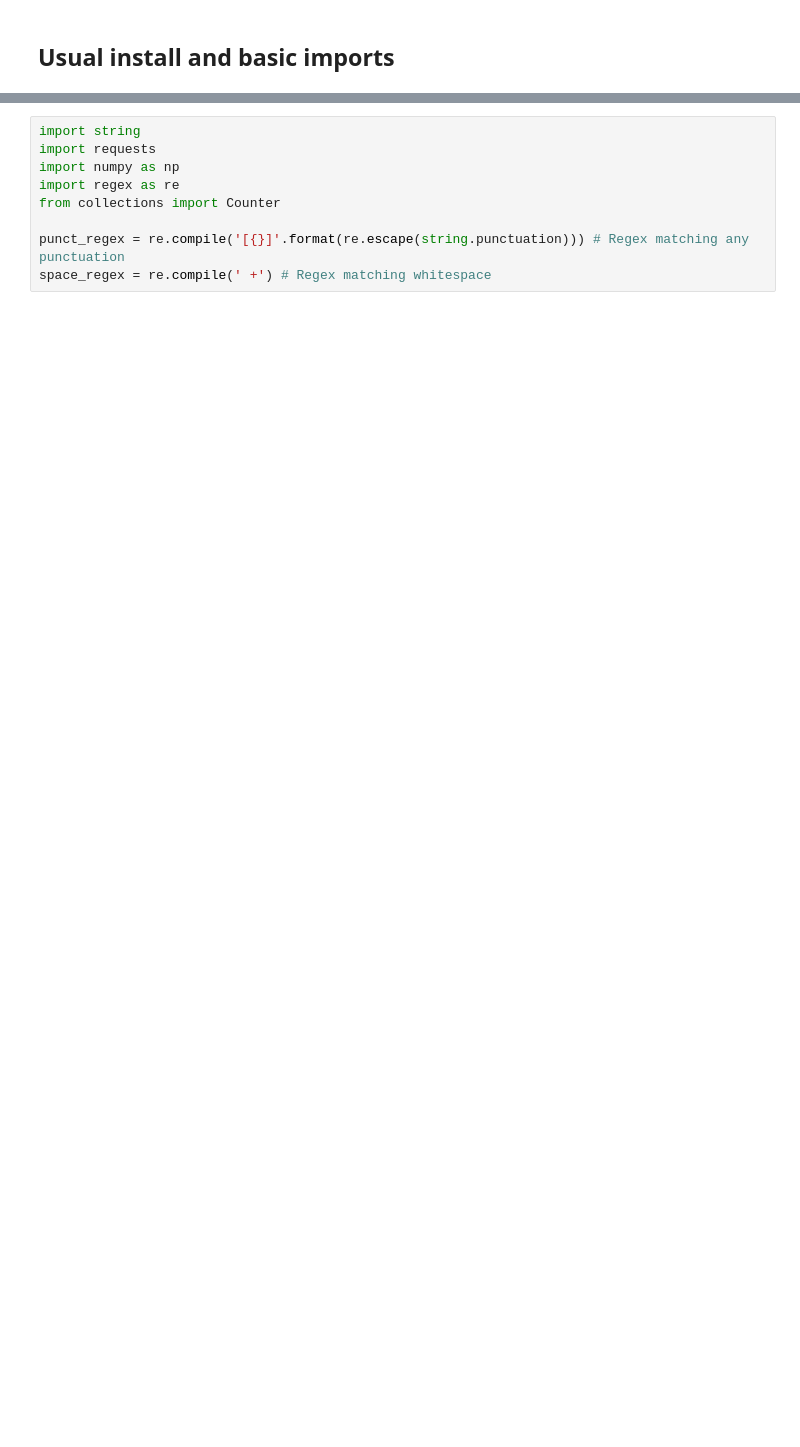
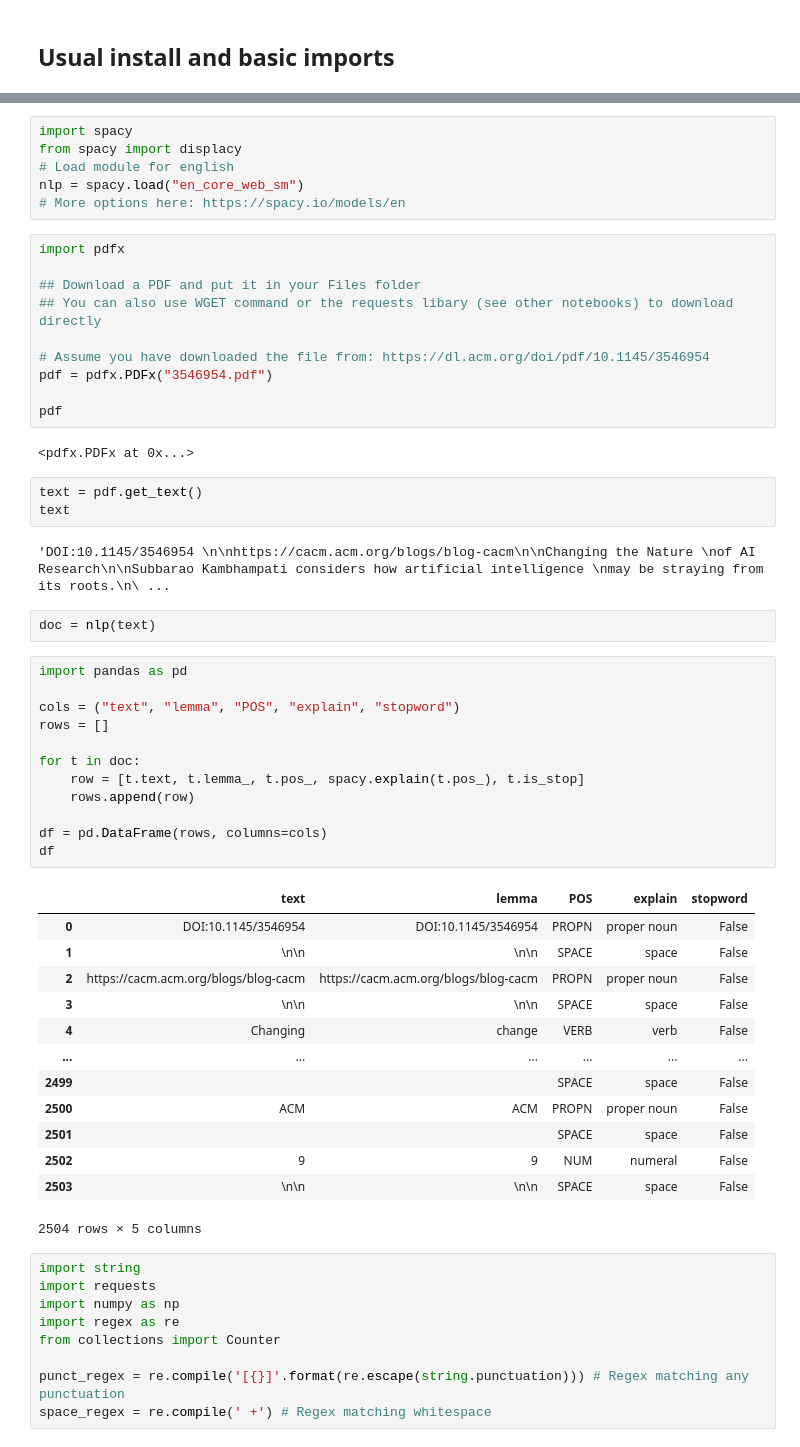
Before and after one commit to UniVR-DH/ADHLab, a Jupyter notebook: lecture05.ipynb, the cells around one changed output, grey strips where cells are left out. Saved outputs shown, nothing was run; the diff lists cells and outputs as text; blank space fills up the shorter version.

```diff
--- a/lecture05.ipynb
+++ b/lecture05.ipynb
@@ -37,3 +47,54 @@ Successfully installed cloudpathlib-0.16.0 pathlib-abc-0.1.1 pathy-0.11.0 smart-
+# %%
+import spacy
+from spacy import displacy
+# Load module for english
+nlp = spacy.load("en_core_web_sm")
+# More options here: https://spacy.io/models/en
+# %%
+import pdfx
+
+## Download a PDF and put it in your Files folder
+## You can also use WGET command or the requests libary (see other notebooks) to download directly
+
+# Assume you have downloaded the file from: https://dl.acm.org/doi/pdf/10.1145/3546954
+pdf = pdfx.PDFx("3546954.pdf")
+
+pdf
+# %% [output]
+<pdfx.PDFx at 0x...>
+# %%
+text = pdf.get_text()
+text
+# %% [output]
+'DOI:10.1145/3546954 \n\nhttps://cacm.acm.org/blogs/blog-cacm\n\nChanging the Nature \nof AI Research\n\nSubbarao Kambhampati considers how artificial intelligence \nmay be straying from its roots.\n\ ...
+# %%
+doc = nlp(text)
+# %%
+import pandas as pd
+
+cols = ("text", "lemma", "POS", "explain", "stopword")
+rows = []
+
+for t in doc:
+    row = [t.text, t.lemma_, t.pos_, spacy.explain(t.pos_), t.is_stop]
+    rows.append(row)
+
+df = pd.DataFrame(rows, columns=cols)
+df
+# %% [output]
+|  | text | lemma | POS | explain | stopword |
+| 0 | DOI:10.1145/3546954 | DOI:10.1145/3546954 | PROPN | proper noun | False |
+| 1 | \n\n | \n\n | SPACE | space | False |
+| 2 | https://cacm.acm.org/blogs/blog-cacm | https://cacm.acm.org/blogs/blog-cacm | PROPN | proper noun | False |
+| 3 | \n\n | \n\n | SPACE | space | False |
+| 4 | Changing | change | VERB | verb | False |
+| ... | ... | ... | ... | ... | ... |
+| 2499 |  |  | SPACE | space | False |
+| 2500 | ACM | ACM | PROPN | proper noun | False |
+| 2501 |  |  | SPACE | space | False |
+| 2502 | 9 | 9 | NUM | numeral | False |
+| 2503 | \n\n | \n\n | SPACE | space | False |
+2504 rows × 5 columns
 # %%
 import string
 import requests
```
Also changed, not shown: parts of 6 cells of this notebook.
